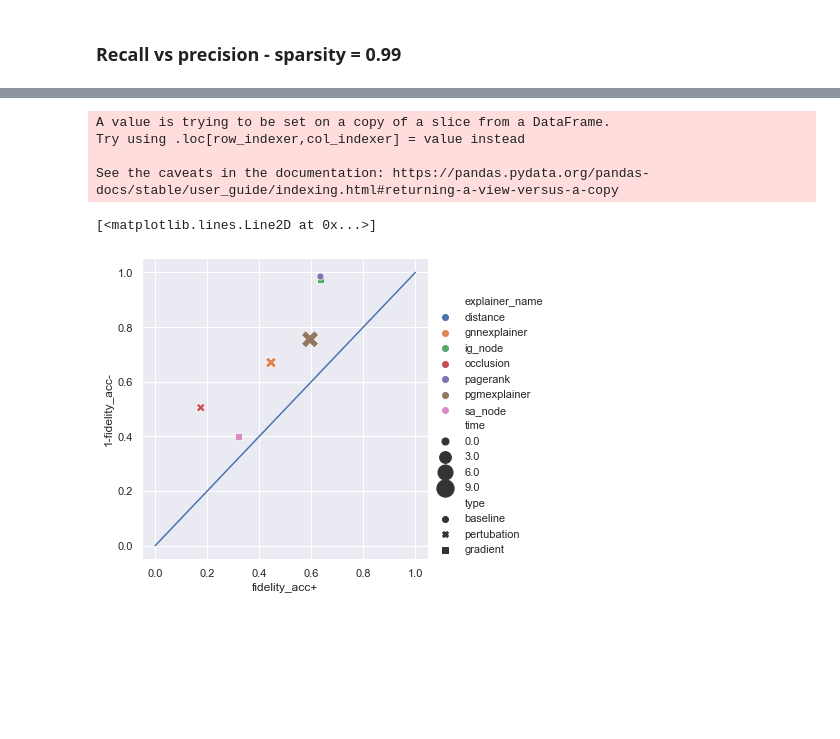
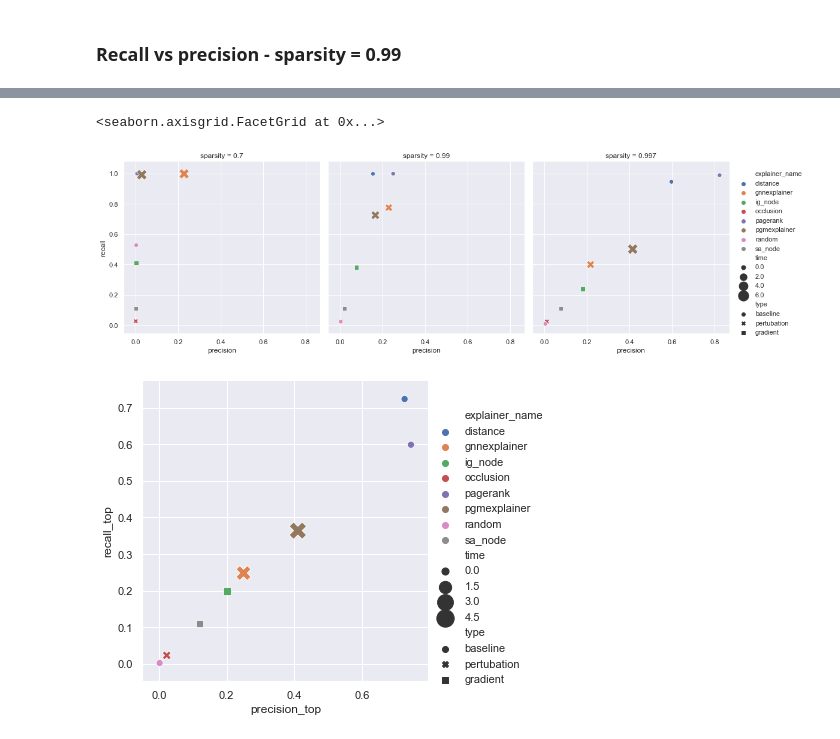
Before and after one commit to GraphFramEx/graphframex, a Jupyter notebook: exp_synthetic/Results_Analysis.ipynb, the cells around one changed output, grey strips where cells are left out. Cells and saved outputs as stored; diff of their text form; code cells hidden in the pictures; blank space fills up the shorter version.

```diff
--- a/exp_synthetic/Results_Analysis.ipynb
+++ b/exp_synthetic/Results_Analysis.ipynb
@@ -9,7 +18,13 @@ import pandas as pd
 # %%
 dir = '/cluster/home/kamara/Explain/csv/'
 
-df_syn1 = pd.read_csv(os.path.join(dir, 'syn1.csv'), index_col = 0)
+expe = "syn6"
+
+
+jsonpath = f'/cluster/home/kamara/Explain/config_{expe}.json'
+ranges = get_param_ranges(jsonpath)
+
+df_syn1 = pd.read_csv(os.path.join(dir, f'{expe}_gpu1.csv'), index_col = 0)
 res = df_syn1.groupby(by=['sparsity', 'explainer_name']).mean()
 res
 # %% [output]
@@ -73,24 +124,18 @@ plt.show()
+# %%
+sns.relplot(
+        data=df_syn1,
+        x="precision", y="recall", col="sparsity",
+        hue="explainer_name", size="time", sizes=(50, 300), style="type"
+    )
+# %% [output]
+<seaborn.axisgrid.FacetGrid at 0x...>
+[figure, added]
 # %%
-df_99 = df_syn1[df_syn1.sparsity==0.99]
-df_99["1-fidelity_acc-"] = 1-df_99["fidelity_acc-"]
-colors = sns.color_palette("tab10")
-
-
-# Apply the default theme
-sns.set()
-
 # Create a visualization
 ax = sns.relplot(
-    data=df_99,
-    x="fidelity_acc+", y="1-fidelity_acc-",
+    data=df_syn1[df_syn1.sparsity==0.99],
+    x="precision_top", y="recall_top",
     hue="explainer_name", size="time", sizes=(50, 300), style="type"
 )
-
-plt.plot([0.0, 1.0], [0.0, 1.0])
 # %% [output]
-A value is trying to be set on a copy of a slice from a DataFrame.
-Try using .loc[row_indexer,col_indexer] = value instead
-
-See the caveats in the documentation: https://pandas.pydata.org/pandas-docs/stable/user_guide/indexing.html#returning-a-view-versus-a-copy
-[<matplotlib.lines.Line2D at 0x...>]
-[figure, old version]
+[figure, new version]
```
Also changed, not shown: parts of 12 cells of this notebook, 11 other files.
